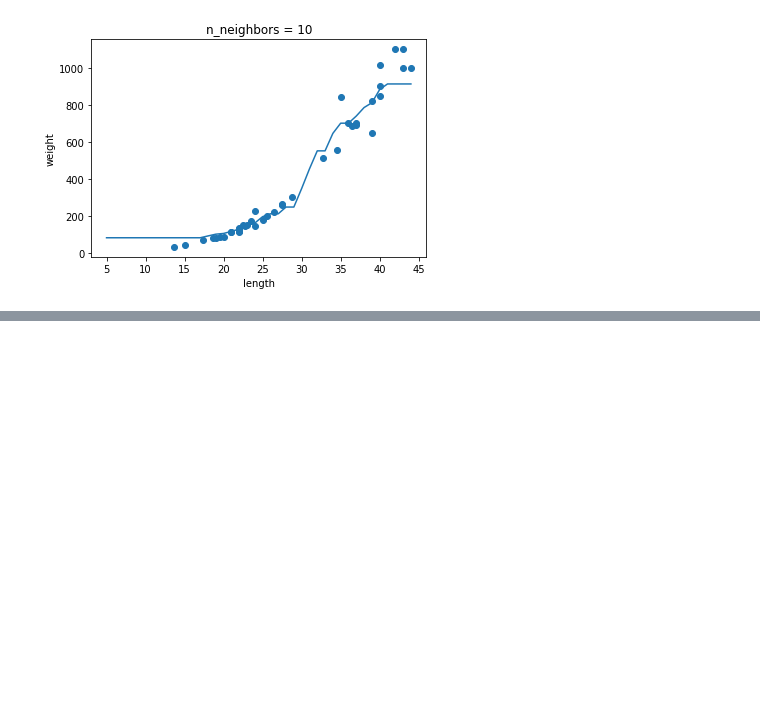
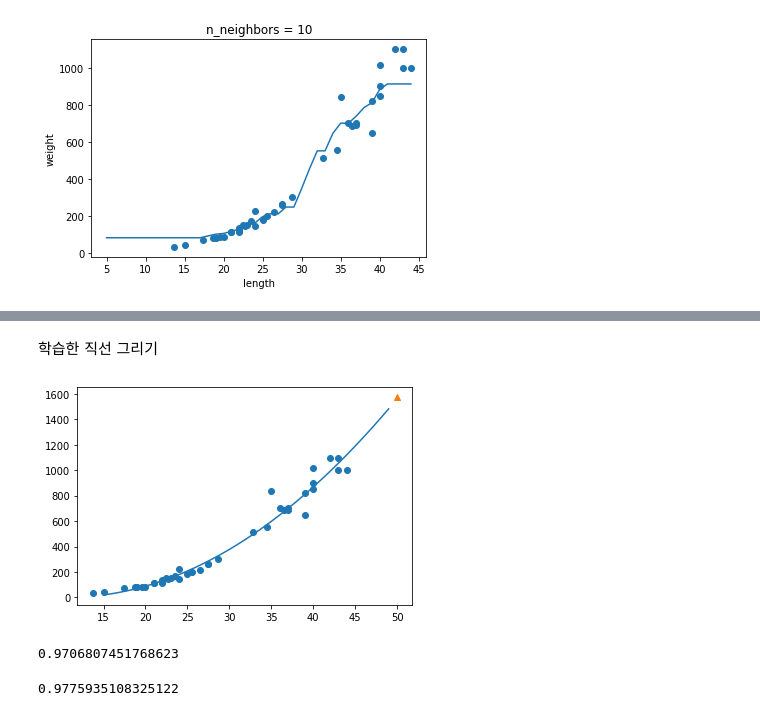
Before and after one commit to ParkHyunsu1110/Machine-Learning, a Jupyter notebook: 2021_09_24.ipynb, the cells around one changed output, grey strips where cells are left out. Cells and saved outputs as stored; diff of their text form; code cells hidden in the pictures; blank space fills up the shorter version.

```diff
--- a/2021_09_24.ipynb
+++ b/2021_09_24.ipynb
@@ -103,0 +192,3 @@ for n in [1, 5, 10]:
+# %%
+train_poly = np.column_stack((train_input ** 2, train_input))
+test_poly = np.column_stack((test_input ** 2, test_input))
@@ -103,0 +210,25 @@ for n in [1, 5, 10]:
+# %% [markdown]
+학습한 직선 그리기
+# %%
+# 구간별 직선을 그리기 위해 15에서 49까지 정수 배열을 만듭니다.
+point = np.arange(15, 50)
+
+# 훈련 세트의 산점도를 그립니다.
+plt.scatter(train_input, train_target)
+
+# 15에서 49까지 2차 방정식 그래프를 그립니다.
+plt.plot(point, 1.01*point**2 - 21.6*point + 116.05)
+
+# 50cm 농어 데이터
+plt.scatter([50], [1574], marker='^')
+plt.show()
+# %% [output]
+[figure, added]
+# %%
+print(lr.score(train_poly, train_target))
+# %% [output]
+0.9706807451768623
+# %%
+print(lr.score(test_poly, test_target))
+# %% [output]
+0.9775935108325122
```
Also changed, not shown: parts of 21 cells of this notebook.
